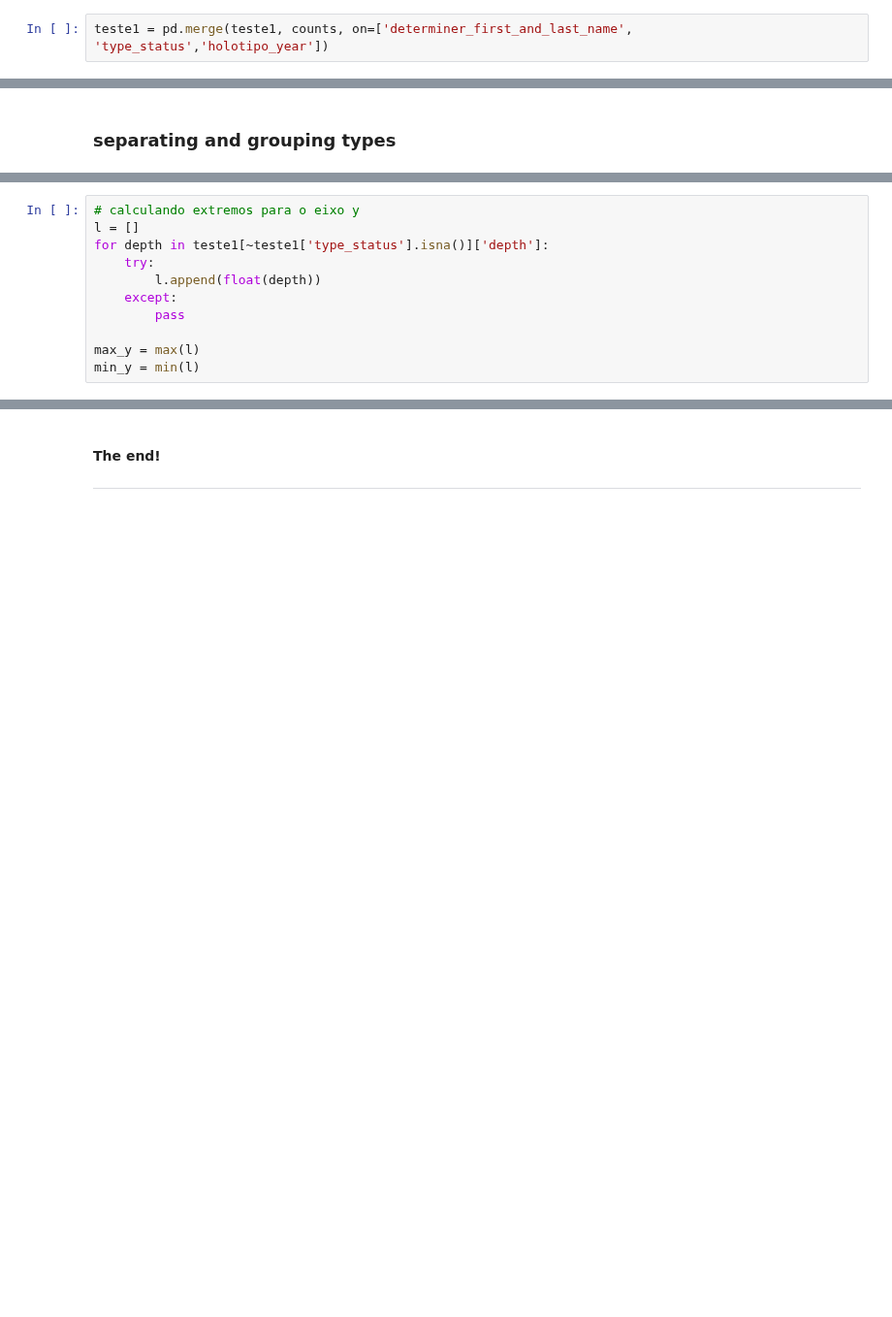
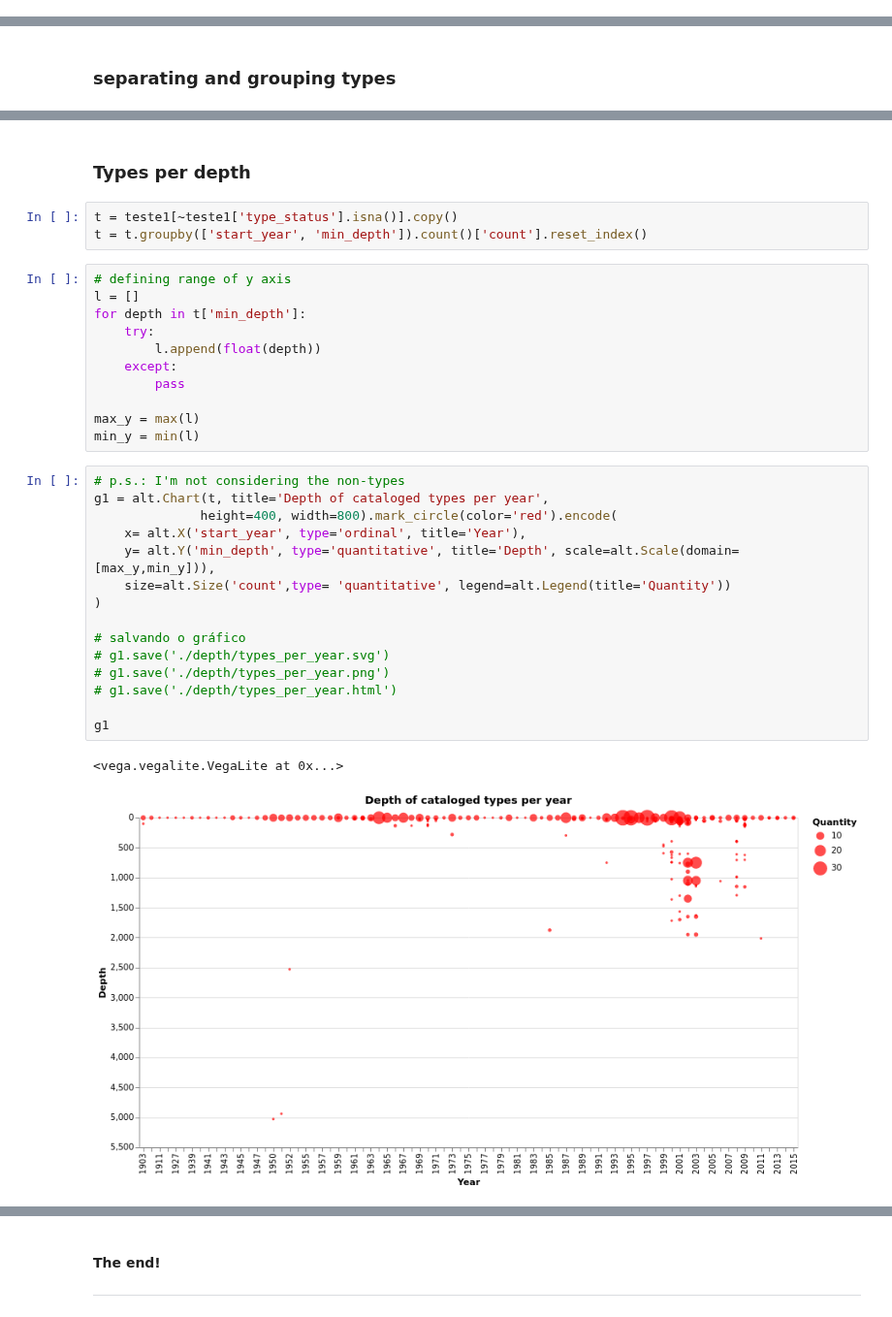
Before and after one commit to aslamedeiros/Vis_Zoo---Fase-1, a Jupyter notebook: depth.ipynb, the cells around one changed output, grey strips where cells are left out. Shown at 97% size. Drawn from its saved outputs; the diff is of its cells as text; blank space fills up the shorter version.

Commit message:
Adicionei novas visualizações de profundidade

```diff
--- a/depth.ipynb
+++ b/depth.ipynb
@@ -390,2 +374,0 @@ counts.rename(columns={'class':'counts'}, inplace=True)
-# %%
-teste1 = pd.merge(teste1, counts, on=['determiner_first_and_last_name', 'type_status','holotipo_year'])
@@ -610,11 +376,0 @@ g2
-# %%
-# calculando extremos para o eixo y
-l = []
-for depth in teste1[~teste1['type_status'].isna()]['depth']:
-    try:
-        l.append(float(depth))
-    except:
-        pass
-
-max_y = max(l)
-min_y = min(l)
@@ -666,0 +403,34 @@ g3
+# %% [markdown]
+### Types per depth
+# %%
+t = teste1[~teste1['type_status'].isna()].copy()
+t = t.groupby(['start_year', 'min_depth']).count()['count'].reset_index()
+# %%
+# defining range of y axis
+l = []
+for depth in t['min_depth']:
+    try:
+        l.append(float(depth))
+    except:
+        pass
+
+max_y = max(l)
+min_y = min(l)
+# %%
+# p.s.: I'm not considering the non-types
+g1 = alt.Chart(t, title='Depth of cataloged types per year',
+              height=400, width=800).mark_circle(color='red').encode(
+    x= alt.X('start_year', type='ordinal', title='Year'),
+    y= alt.Y('min_depth', type='quantitative', title='Depth', scale=alt.Scale(domain=[max_y,min_y])),
+    size=alt.Size('count',type= 'quantitative', legend=alt.Legend(title='Quantity'))
+)
+
+# salvando o gráfico
+# g1.save('./depth/types_per_year.svg')
+# g1.save('./depth/types_per_year.png')
+# g1.save('./depth/types_per_year.html')
+
+g1
+# %% [output]
+<vega.vegalite.VegaLite at 0x...>
+[figure, added]
```
Also changed, not shown: parts of 48 cells of this notebook, 19 other files.
